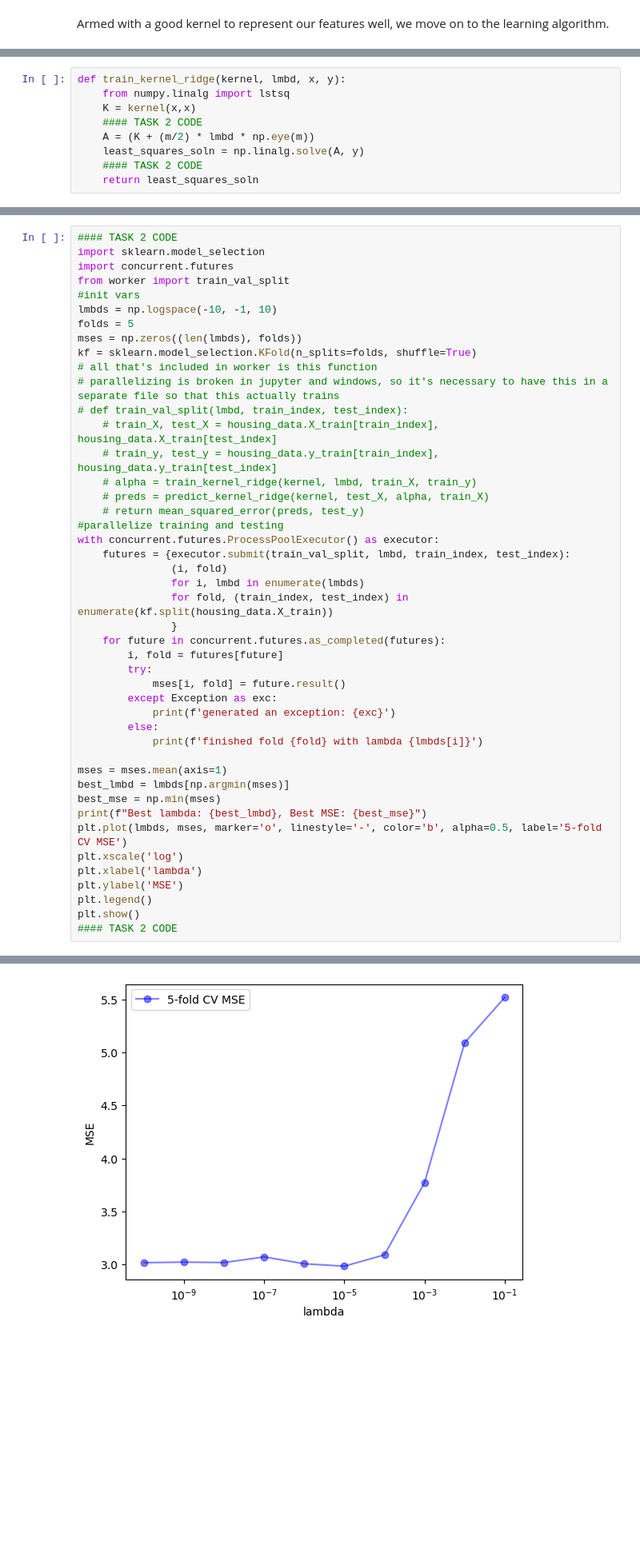
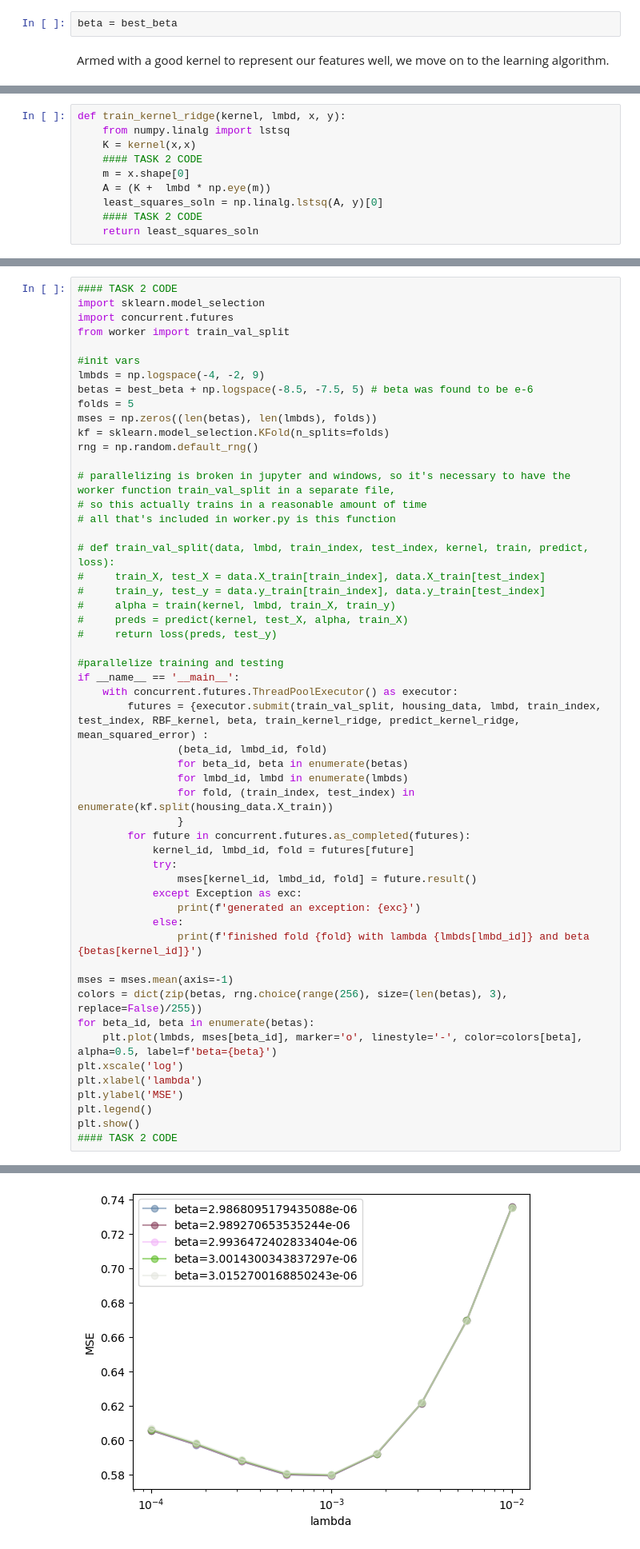
Before and after one commit to andrewlys/ttic31020, a Jupyter notebook: hw5/hw5-1.ipynb, the cells around one changed output, grey strips where cells are left out. Shown: that part at 80% size. Saved outputs shown, nothing was run; the diff lists cells and outputs as text; blank space fills up the shorter version.

```diff
--- a/hw5/hw5-1.ipynb
+++ b/hw5/hw5-1.ipynb
@@ -109,3 +103,5 @@ The max value attained in this kernel is 1.000000000002043 and the min value is
+# %%
+beta = best_beta
 # %% [markdown]
 Armed with a good kernel to represent our features well, we move on to the learning algorithm.
 # %% [markdown]
@@ -116,8 +112,9 @@ def train_kernel_ridge(kernel, lmbd, x, y):
     from numpy.linalg import lstsq
     K = kernel(x,x)
     #### TASK 2 CODE
-    A = (K + (m/2) * lmbd * np.eye(m))
-    least_squares_soln = np.linalg.solve(A, y)
+    m = x.shape[0]
+    A = (K +  lmbd * np.eye(m))
+    least_squares_soln = np.linalg.lstsq(A, y)[0]
     #### TASK 2 CODE
     return least_squares_soln
 # %%
@@ -170,40 +167,48 @@ Answer:
 import sklearn.model_selection
 import concurrent.futures
 from worker import train_val_split
+
 #init vars
-lmbds = np.logspace(-10, -1, 10)
+lmbds = np.logspace(-4, -2, 9)
+betas = best_beta + np.logspace(-8.5, -7.5, 5) # beta was found to be e-6
 folds = 5
-mses = np.zeros((len(lmbds), folds))
-kf = sklearn.model_selection.KFold(n_splits=folds, shuffle=True)
-# all that's included in worker is this function
-# parallelizing is broken in jupyter and windows, so it's necessary to have this in a separate file so that this actually trains
-# def train_val_split(lmbd, train_index, test_index):
-    # train_X, test_X = housing_data.X_train[train_index], housing_data.X_train[test_index]
-    # train_y, test_y = housing_data.y_train[train_index], housing_data.y_train[test_index]
-    # alpha = train_kernel_ridge(kernel, lmbd, train_X, train_y)
-    # preds = predict_kernel_ridge(kernel, test_X, alpha, train_X)
-    # return mean_squared_error(preds, test_y)
+mses = np.zeros((len(betas), len(lmbds), folds))
+kf = sklearn.model_selection.KFold(n_splits=folds)
+rng = np.random.default_rng()
+
+# parallelizing is broken in jupyter and windows, so it's necessary to have the worker function train_val_split in a separate file,
+# so this actually trains in a reasonable amount of time
+# all that's included in worker.py is this function
+
+# def train_val_split(data, lmbd, train_index, test_index, kernel, train, predict, loss):
+#     train_X, test_X = data.X_train[train_index], data.X_train[test_index]
+#     train_y, test_y = data.y_train[train_index], data.y_train[test_index]
+#     alpha = train(kernel, lmbd, train_X, train_y)
+#     preds = predict(kernel, test_X, alpha, train_X)
+#     return loss(preds, test_y)
+
 #parallelize training and testing
-with concurrent.futures.ProcessPoolExecutor() as executor:
-    futures = {executor.submit(train_val_split, lmbd, train_index, test_index):
-               (i, fold)
-               for i, lmbd in enumerate(lmbds)
-               for fold, (train_index, test_index) in enumerate(kf.split(housing_data.X_train))
-               }
-    for future in concurrent.futures.as_completed(futures):
-        i, fold = futures[future]
-        try:
-            mses[i, fold] = future.result()
-        except Exception as exc:
-            print(f'generated an exception: {exc}')
-        else:
-            print(f'finished fold {fold} with lambda {lmbds[i]}')
+if __name__ == '__main__':
+    with concurrent.futures.ThreadPoolExecutor() as executor:
+        futures = {executor.submit(train_val_split, housing_data, lmbd, train_index, test_index, RBF_kernel, beta, train_kernel_ridge, predict_kernel_ridge, mean_squared_error) :
+                (beta_id, lmbd_id, fold)
+                for beta_id, beta in enumerate(betas)
+                for lmbd_id, lmbd in enumerate(lmbds)
+                for fold, (train_index, test_index) in enumerate(kf.split(housing_data.X_train))
+                }
+        for future in concurrent.futures.as_completed(futures):
+            kernel_id, lmbd_id, fold = futures[future]
+            try:
+                mses[kernel_id, lmbd_id, fold] = future.result()
+            except Exception as exc:
+                print(f'generated an exception: {exc}')
+            else:
+                print(f'finished fold {fold} with lambda {lmbds[lmbd_id]} and beta {betas[kernel_id]}')
 
-mses = mses.mean(axis=1)
-best_lmbd = lmbds[np.argmin(mses)]
-best_mse = np.min(mses)
-print(f"Best lambda: {best_lmbd}, Best MSE: {best_mse}")
-plt.plot(lmbds, mses, marker='o', linestyle='-', color='b', alpha=0.5, label='5-fold CV MSE')
+mses = mses.mean(axis=-1)
+colors = dict(zip(betas, rng.choice(range(256), size=(len(betas), 3), replace=False)/255))
+for beta_id, beta in enumerate(betas):
+    plt.plot(lmbds, mses[beta_id], marker='o', linestyle='-', color=colors[beta], alpha=0.5, label=f'beta={beta}')
 plt.xscale('log')
 plt.xlabel('lambda')
 plt.ylabel('MSE')
@@ -231,2 +236,2 @@ Best lambda: 1e-05, Best MSE: 2.9862015848643124
-[figure, old version]
+[figure, new version]
 # %%
```
Also changed, not shown: parts of 6 cells of this notebook, 1 other file.
